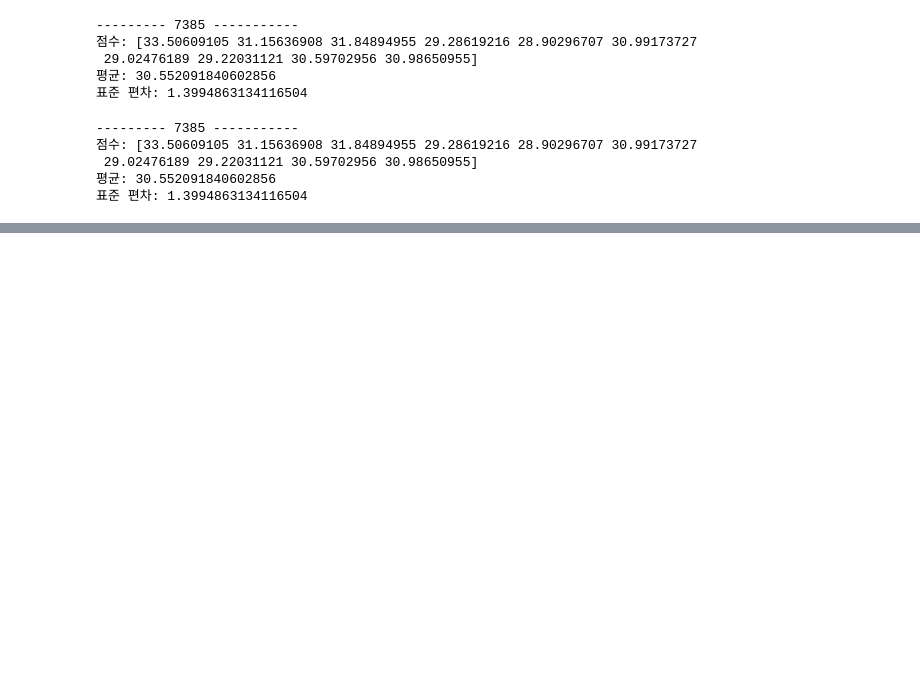
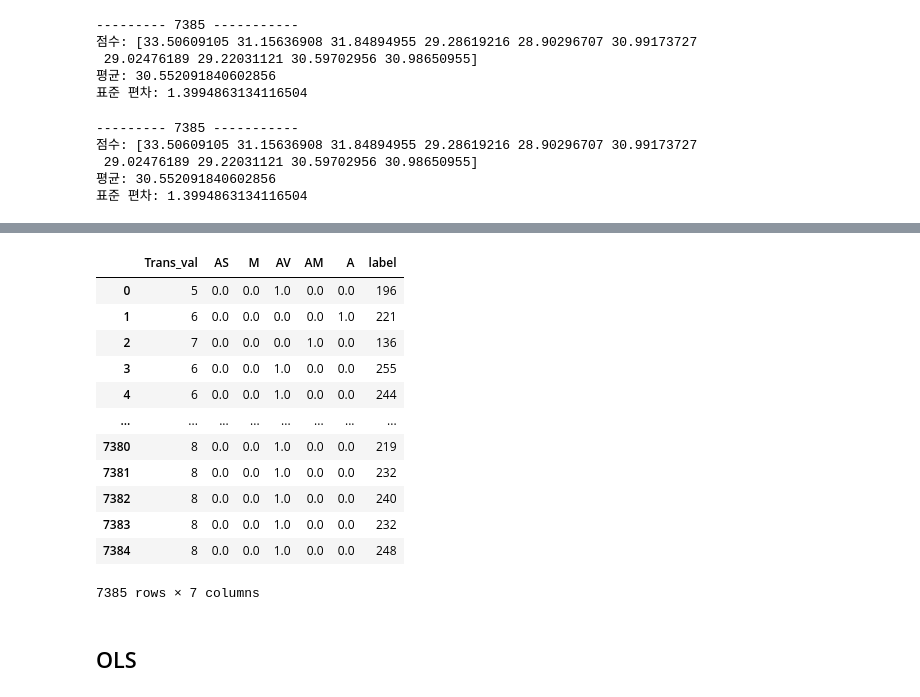
Before and after one commit to dockyum/regression-DSS, a Jupyter notebook: regression/transmission&cylinder.ipynb, the cells around one changed output, grey strips where cells are left out. Cells and saved outputs as stored; diff of their text form; code cells hidden in the pictures; blank space fills up the shorter version.

```diff
--- a/regression/transmission&cylinder.ipynb
+++ b/regression/transmission&cylinder.ipynb
@@ -529,0 +859,7 @@ display_scores(lireg_rmse_scores)
+# %%
+from sklearn.preprocessing import OneHotEncoder
+
+cat_encoder = OneHotEncoder()
+data_trans_type = data_trans['Trans_type'].to_numpy().reshape(-1, 1)
+data_trans_1hot = cat_encoder.fit_transform(data_trans_type)
+data_trans_1hot
@@ -529,0 +869,3 @@ display_scores(lireg_rmse_scores)
+# %%
+data_trans_array = data_trans_1hot.toarray()
+data_trans_array.shape
@@ -529,0 +878,2 @@ display_scores(lireg_rmse_scores)
+# %%
+data_trans[list(data_trans['Trans_type'].unique())] = data_trans_array
@@ -529,0 +889,3 @@ display_scores(lireg_rmse_scores)
+# %%
+data_trans_final = data_trans.drop(columns='Trans_type')
+data_trans_final.head()
@@ -529,0 +915,20 @@ display_scores(lireg_rmse_scores)
+# %%
+data_trans_f2 = data_trans_final.copy()
+data_trans_f2['label'] = data['CO2 Emissions(g/km)']
+data_trans_f2
+# %% [output]
+|  | Trans_val | AS | M | AV | AM | A | label |
+| 0 | 5 | 0.0 | 0.0 | 1.0 | 0.0 | 0.0 | 196 |
+| 1 | 6 | 0.0 | 0.0 | 0.0 | 0.0 | 1.0 | 221 |
+| 2 | 7 | 0.0 | 0.0 | 0.0 | 1.0 | 0.0 | 136 |
+| 3 | 6 | 0.0 | 0.0 | 1.0 | 0.0 | 0.0 | 255 |
+| 4 | 6 | 0.0 | 0.0 | 1.0 | 0.0 | 0.0 | 244 |
+| ... | ... | ... | ... | ... | ... | ... | ... |
+| 7380 | 8 | 0.0 | 0.0 | 1.0 | 0.0 | 0.0 | 219 |
+| 7381 | 8 | 0.0 | 0.0 | 1.0 | 0.0 | 0.0 | 232 |
+| 7382 | 8 | 0.0 | 0.0 | 1.0 | 0.0 | 0.0 | 240 |
+| 7383 | 8 | 0.0 | 0.0 | 1.0 | 0.0 | 0.0 | 232 |
+| 7384 | 8 | 0.0 | 0.0 | 1.0 | 0.0 | 0.0 | 248 |
+7385 rows × 7 columns
+# %% [markdown]
+## OLS
```
Also changed, not shown: parts of 79 cells of this notebook.
